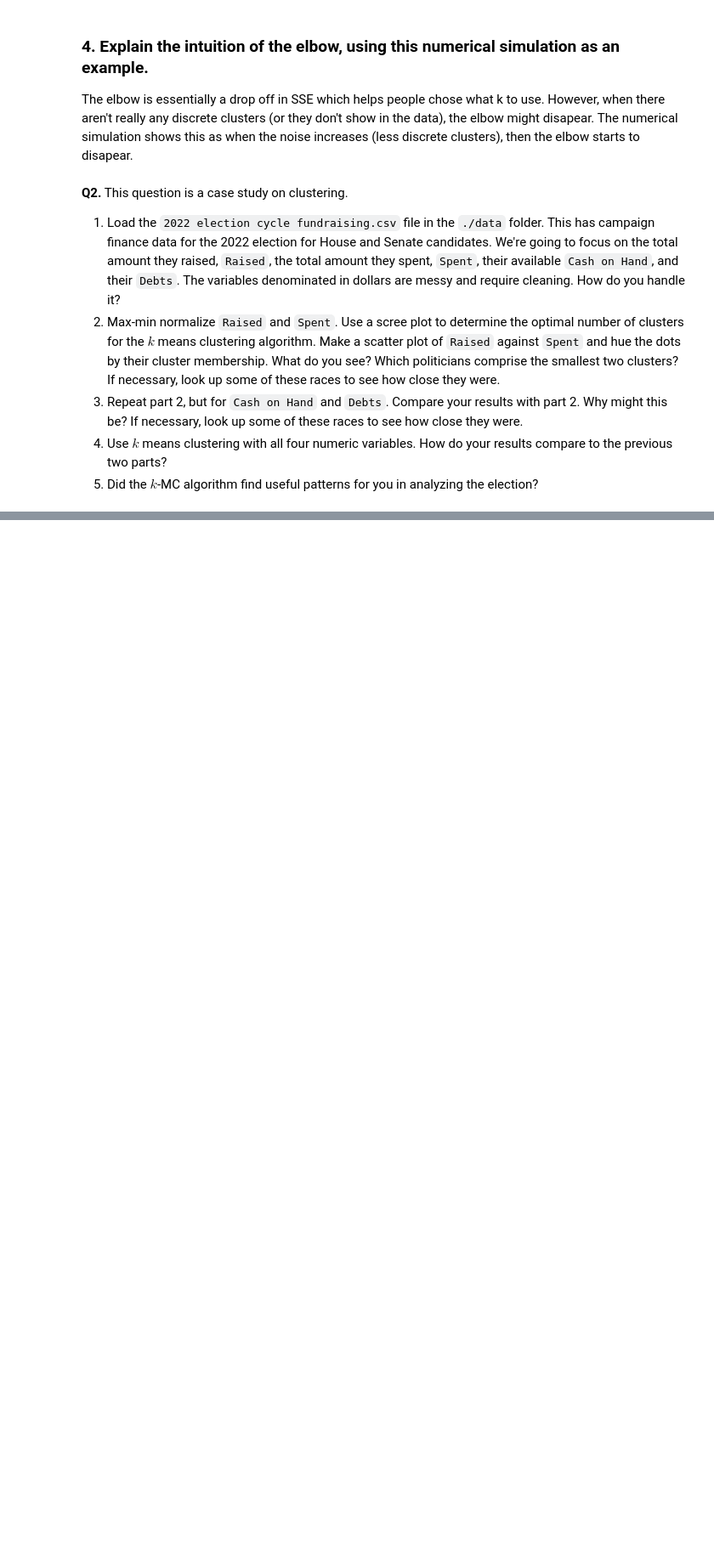
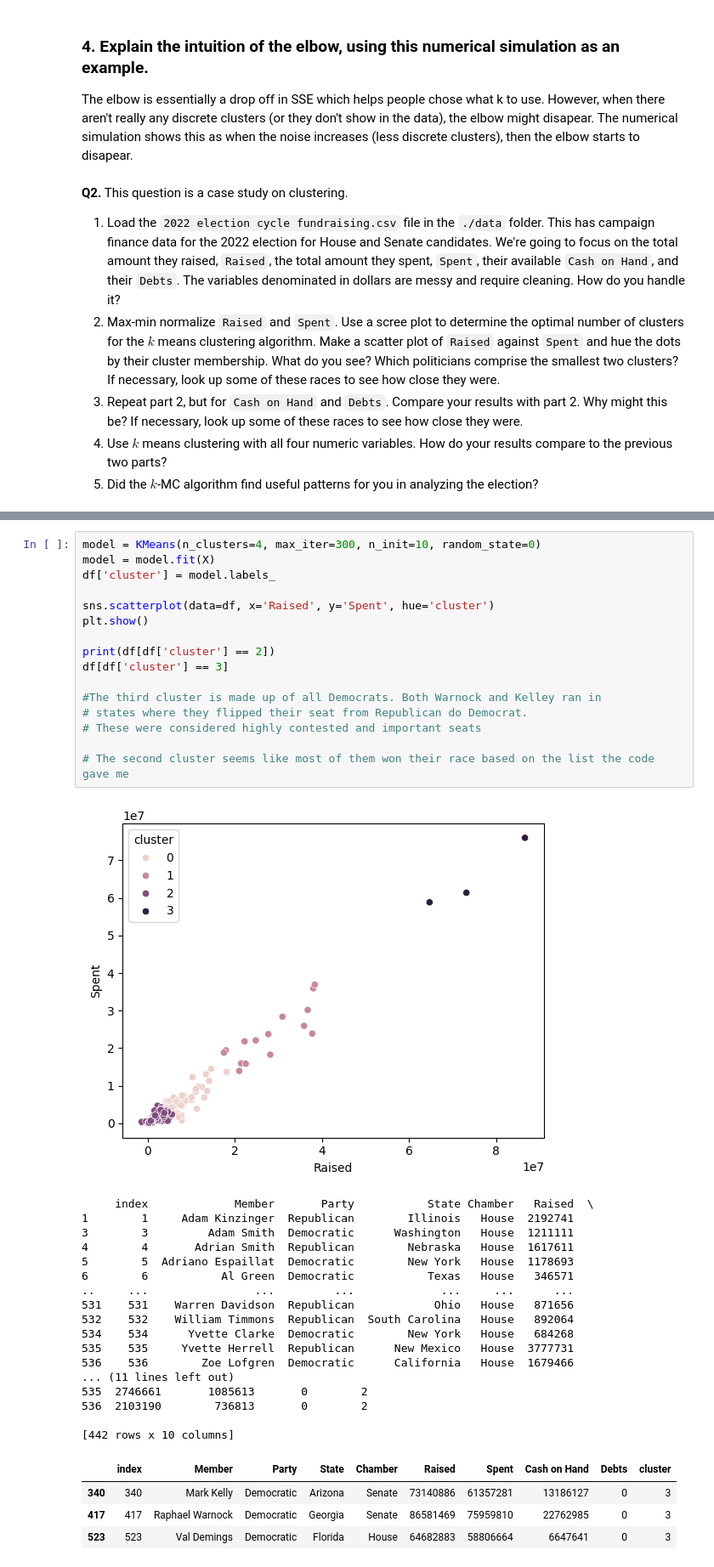
Before and after one commit to KaranRawatUVA/clustering, a Jupyter notebook: assignment/assignment_clustering.ipynb, the cells around one changed output, grey strips where cells are left out. Shown: that part at 85% size. Drawn from its saved outputs; the diff is of its cells as text; blank space fills up the shorter version.

```diff
--- a/assignment/assignment_clustering.ipynb
+++ b/assignment/assignment_clustering.ipynb
@@ -154,3 +223,42 @@ The elbow is essentially a drop off in SSE which helps people chose what k to us
+# %%
+model = KMeans(n_clusters=4, max_iter=300, n_init=10, random_state=0)
+model = model.fit(X)
+df['cluster'] = model.labels_
+
+sns.scatterplot(data=df, x='Raised', y='Spent', hue='cluster')
+plt.show()
+
+print(df[df['cluster'] == 2])
+df[df['cluster'] == 3]
+
+#The third cluster is made up of all Democrats. Both Warnock and Kelley ran in
+# states where they flipped their seat from Republican do Democrat.
+# These were considered highly contested and important seats
+
+# The second cluster seems like most of them won their race based on the list the code gave me
+# %% [output]
+[figure, added]
+     index             Member       Party           State Chamber   Raised  \
+1        1     Adam Kinzinger  Republican        Illinois   House  2192741
+3        3         Adam Smith  Democratic      Washington   House  1211111
+4        4       Adrian Smith  Republican        Nebraska   House  1617611
+5        5  Adriano Espaillat  Democratic        New York   House  1178693
+6        6           Al Green  Democratic           Texas   House   346571
+..     ...                ...         ...             ...     ...      ...
+531    531    Warren Davidson  Republican            Ohio   House   871656
+532    532    William Timmons  Republican  South Carolina   House   892064
+534    534      Yvette Clarke  Democratic        New York   House   684268
+535    535     Yvette Herrell  Republican      New Mexico   House  3777731
+536    536        Zoe Lofgren  Democratic      California   House  1679466
+... (11 lines left out)
+535  2746661       1085613       0        2
+536  2103190        736813       0        2
+
+[442 rows x 10 columns]
+|  | index | Member | Party | State | Chamber | Raised | Spent | Cash on Hand | Debts | cluster |
+| 340 | 340 | Mark Kelly | Democratic | Arizona | Senate | 73140886 | 61357281 | 13186127 | 0 | 3 |
+| 417 | 417 | Raphael Warnock | Democratic | Georgia | Senate | 86581469 | 75959810 | 22762985 | 0 | 3 |
+| 523 | 523 | Val Demings | Democratic | Florida | House | 64682883 | 58806664 | 6647641 | 0 | 3 |
 # %% [markdown]
 **Q3.** This question is a case study on clustering.
 
```
Also changed, not shown: parts of 3 cells of this notebook.
